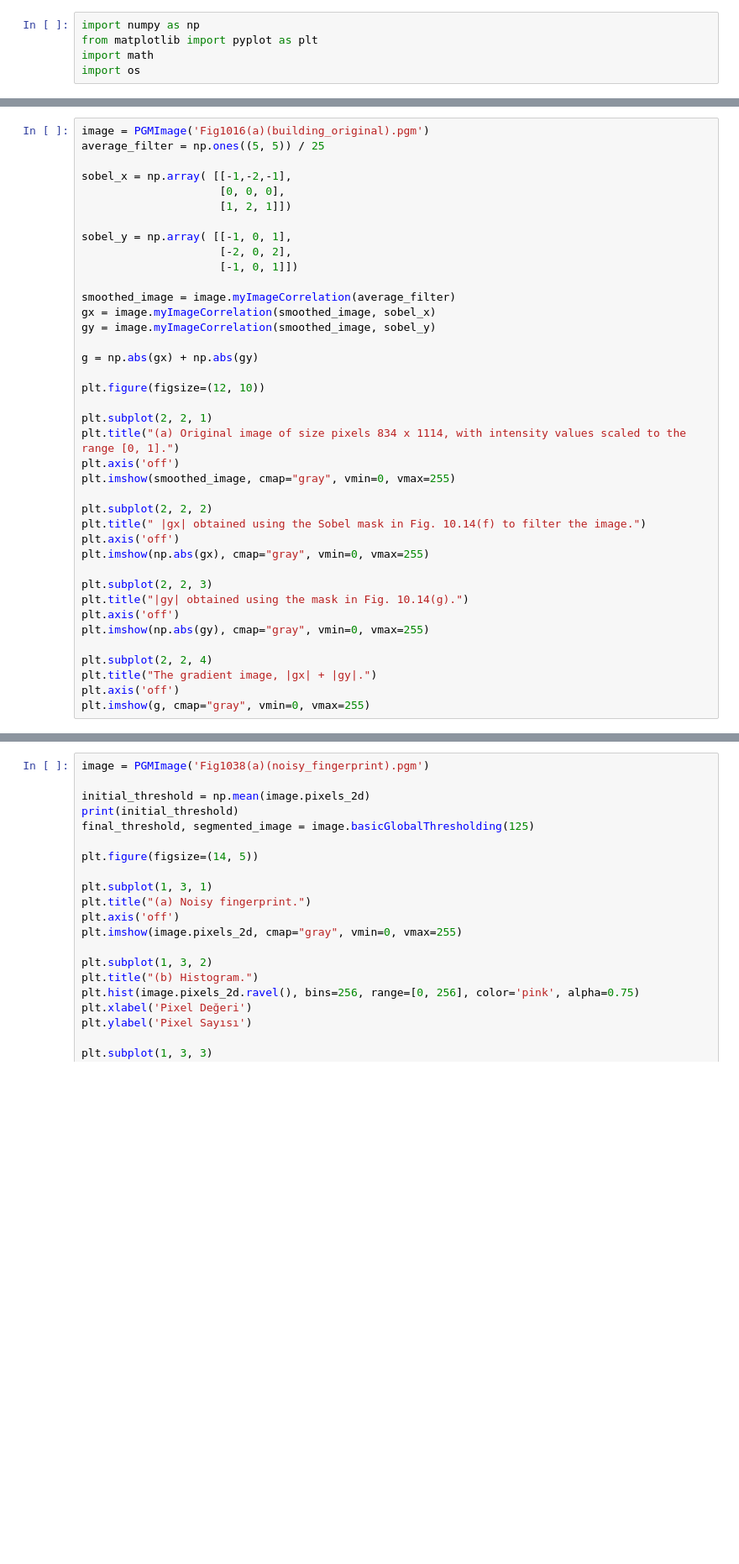
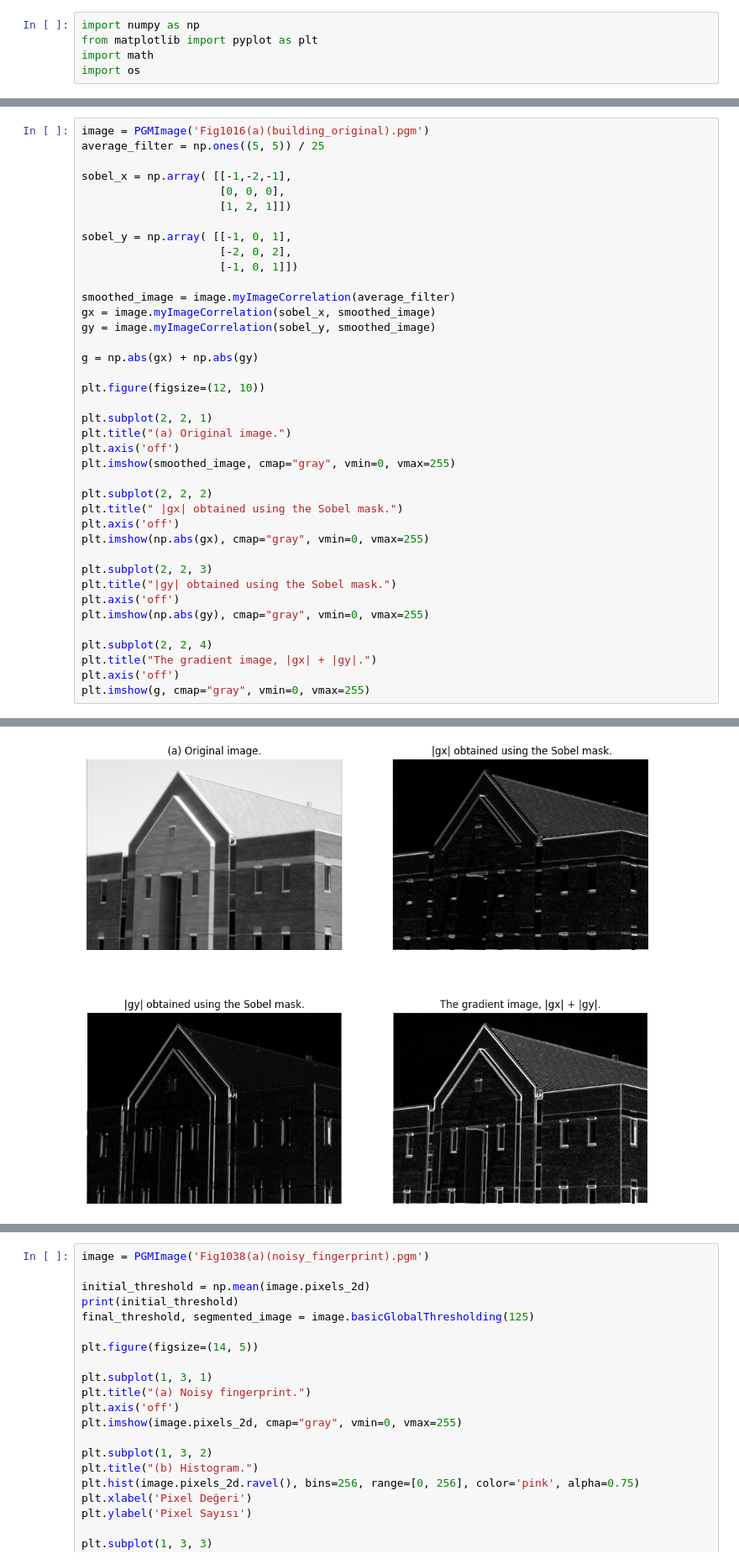
Before and after one commit to beyzanrcam/Image_Processing, a Jupyter notebook: LAB05/210102002037_BEYZANUR_CAM_LAB5.ipynb, the cells around one changed output, grey strips where cells are left out. Shown at 84% size. Cells and saved outputs as stored; diff of their text form; blank space fills up the shorter version.

```diff
--- a/LAB05/210102002037_BEYZANUR_CAM_LAB5.ipynb
+++ b/LAB05/210102002037_BEYZANUR_CAM_LAB5.ipynb
@@ -225,25 +258,25 @@ sobel_y = np.array( [[-1, 0, 1],
                      [-1, 0, 1]])
 
 smoothed_image = image.myImageCorrelation(average_filter)
-gx = image.myImageCorrelation(smoothed_image, sobel_x)
-gy = image.myImageCorrelation(smoothed_image, sobel_y)
+gx = image.myImageCorrelation(sobel_x, smoothed_image)
+gy = image.myImageCorrelation(sobel_y, smoothed_image)
 
 g = np.abs(gx) + np.abs(gy)
 
 plt.figure(figsize=(12, 10))
 
 plt.subplot(2, 2, 1)
-plt.title("(a) Original image of size pixels 834 x 1114, with intensity values scaled to the range [0, 1].")
+plt.title("(a) Original image.")
 plt.axis('off')
 plt.imshow(smoothed_image, cmap="gray", vmin=0, vmax=255)
 
 plt.subplot(2, 2, 2)
-plt.title(" |gx| obtained using the Sobel mask in Fig. 10.14(f) to filter the image.")
+plt.title(" |gx| obtained using the Sobel mask.")
 plt.axis('off')
 plt.imshow(np.abs(gx), cmap="gray", vmin=0, vmax=255)
 
 plt.subplot(2, 2, 3)
-plt.title("|gy| obtained using the mask in Fig. 10.14(g).")
+plt.title("|gy| obtained using the Sobel mask.")
 plt.axis('off')
 plt.imshow(np.abs(gy), cmap="gray", vmin=0, vmax=255)
 
@@ -255,0 +289 @@ KeyboardInterrupt:
+[figure, added]
```
Also changed, not shown: parts of 8 cells of this notebook.
